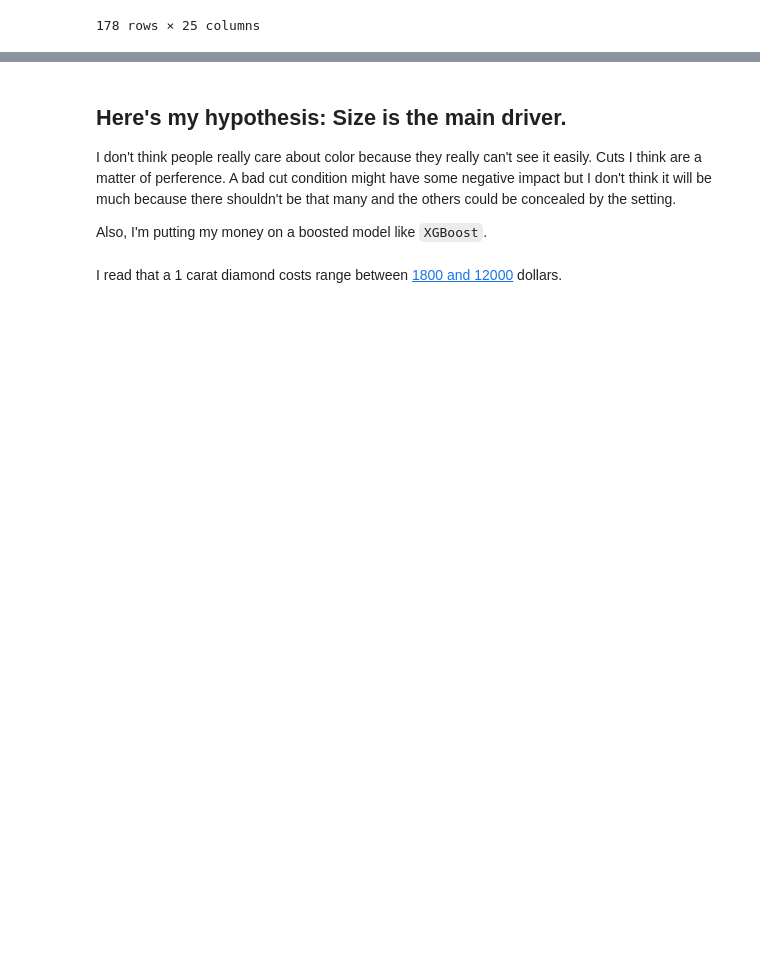
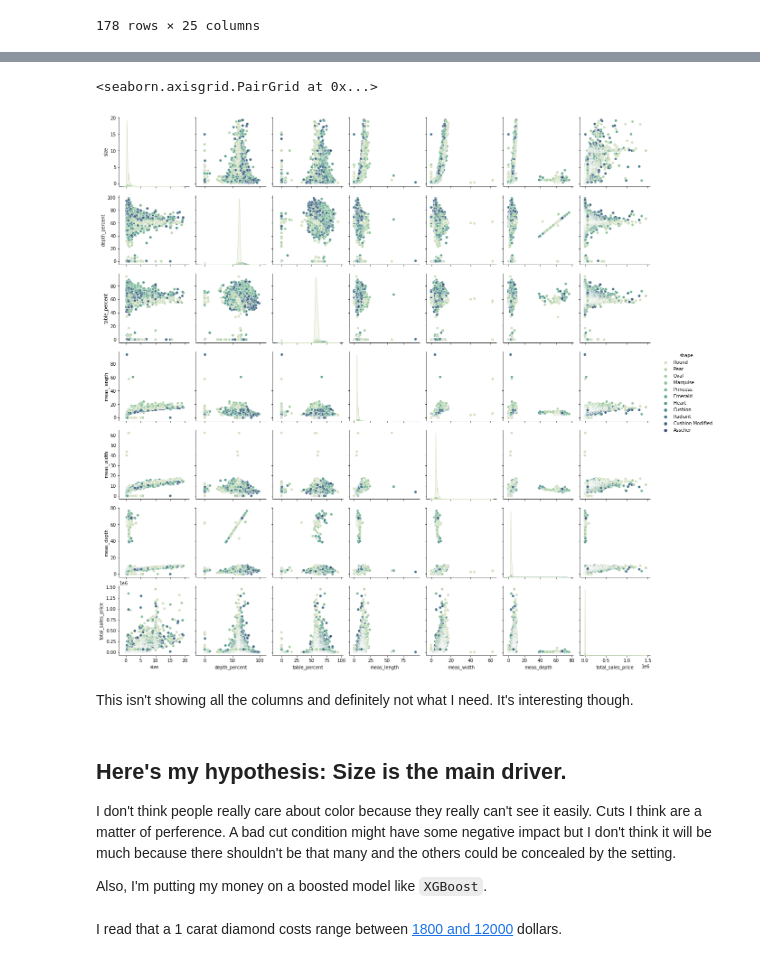
Before and after one commit to Little-PyProjects/Bees, a Jupyter notebook: Diamonds/notebooks/EDA.ipynb, the cells around one changed output, grey strips where cells are left out. Saved outputs shown, nothing was run; the diff lists cells and outputs as text; code cells hidden in the pictures; blank space fills up the shorter version.

```diff
--- a/Diamonds/notebooks/EDA.ipynb
+++ b/Diamonds/notebooks/EDA.ipynb
@@ -198,3 +211,10 @@ sm_colored
+# %%
+sns.pairplot(df, hue='shape', height=2.5)
+# %% [output]
+<seaborn.axisgrid.PairGrid at 0x...>
+[figure, added]
+# %% [markdown]
+This isn't showing all the columns and definitely not what I need. It's interesting though.
 # %% [markdown]
 ## Here's my hypothesis: Size is the main driver.
 
```
Also changed, not shown: parts of 3 cells of this notebook.
